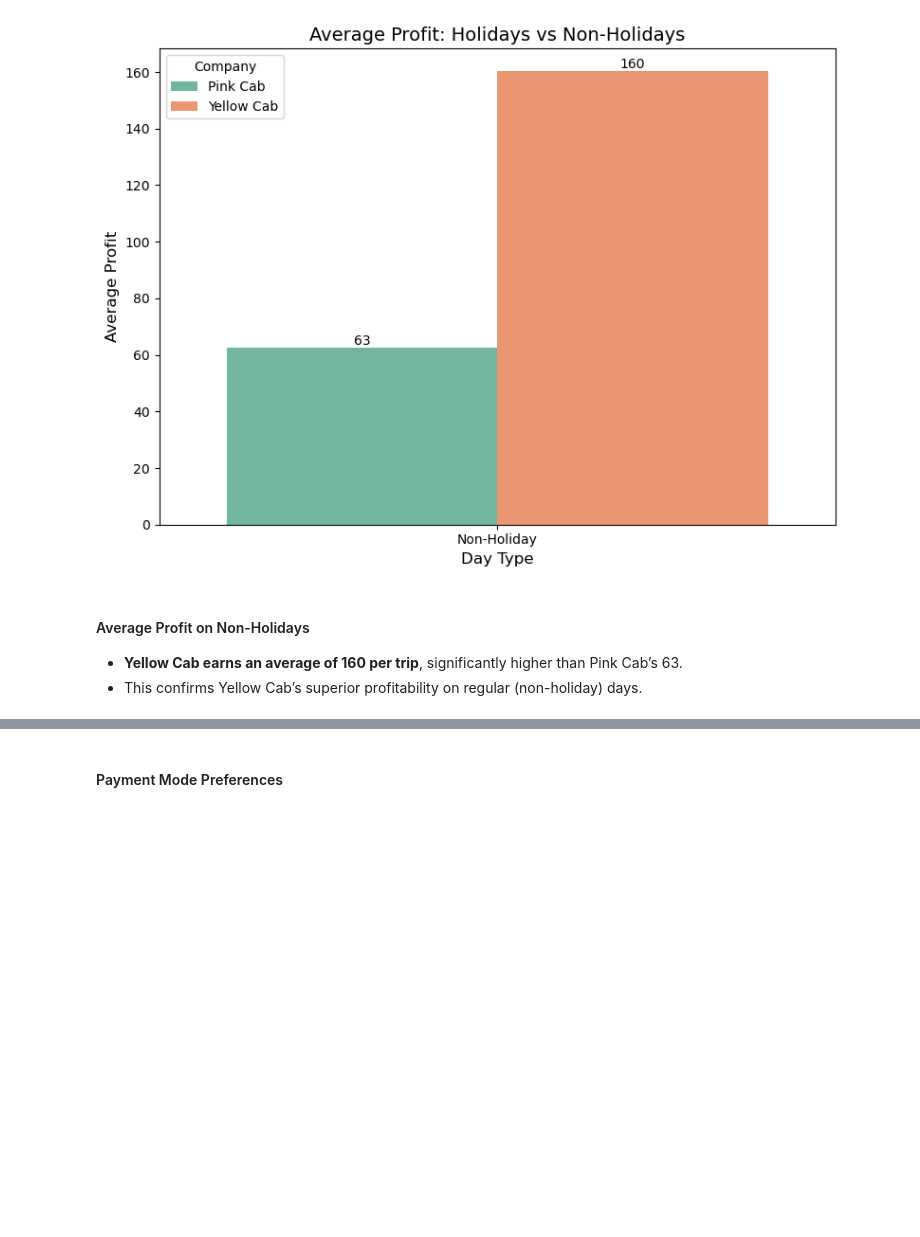
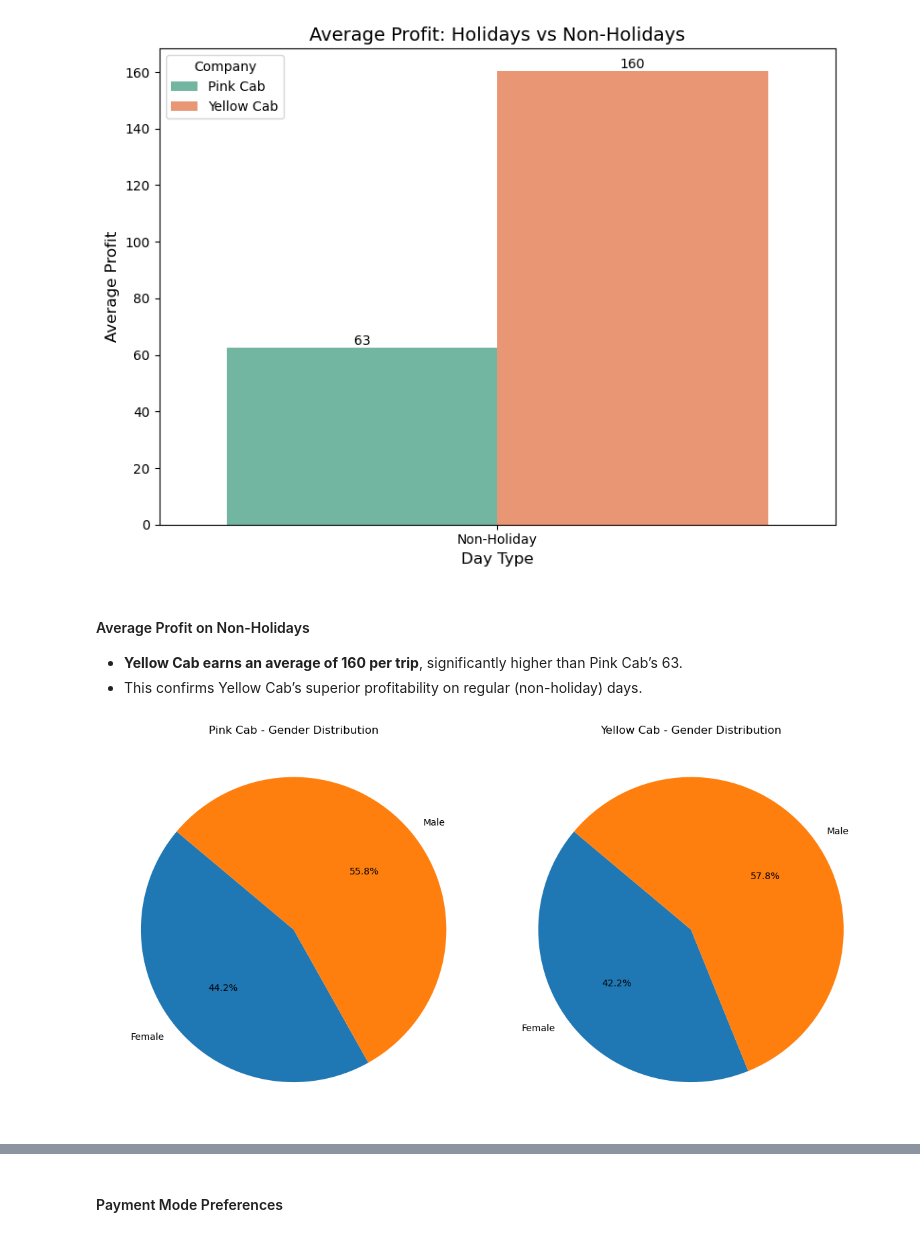
Before and after one commit to najmaabdi99/CAB-INVESTMENT-ANALYSIS-PROJECT, a Jupyter notebook: EDA NOTEBOOK.ipynb, the cells around one changed output, grey strips where cells are left out. Drawn from its saved outputs; the diff is of its cells as text; code cells hidden in the pictures; blank space fills up the shorter version.

```diff
--- a/EDA NOTEBOOK.ipynb
+++ b/EDA NOTEBOOK.ipynb
@@ -598,3 +575,23 @@ plt.show()
 #### Average Profit on Non-Holidays
 - **Yellow Cab earns an average of 160 per trip**, significantly higher than Pink Cab’s 63.
 - This confirms Yellow Cab’s superior profitability on regular (non-holiday) days.
+# %%
+# Count gender distribution by company
+gender_counts = master_df.groupby(['Company', 'Gender']).size().unstack()
+
+# Plot pie charts
+fig, axes = plt.subplots(1, 2, figsize=(12, 6))
+
+for i, company in enumerate(gender_counts.index):
+    axes[i].pie(
+        gender_counts.loc[company],
+        labels=gender_counts.columns,
+        autopct='%1.1f%%',
+        startangle=140
+    )
+    axes[i].set_title(f"{company} - Gender Distribution")
+
+plt.tight_layout()
+plt.show()
+# %% [output]
+[figure, added]
```
Also changed, not shown: parts of 28 cells of this notebook, 1 other file.
